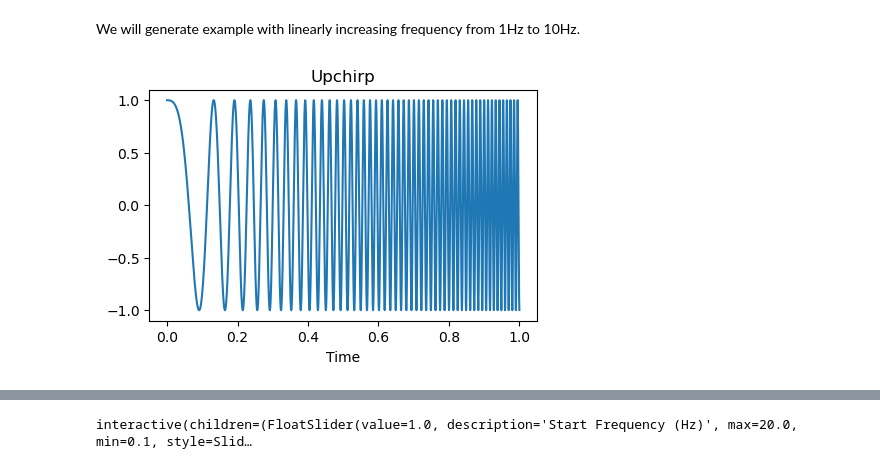
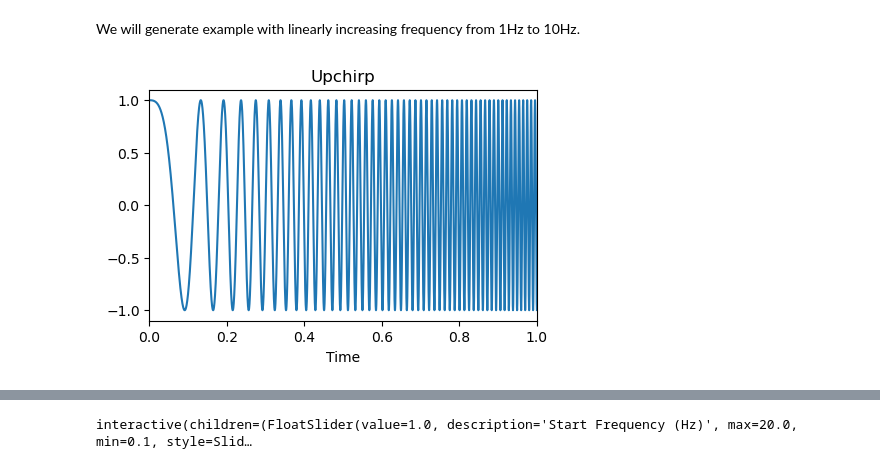
Before and after one commit to leewujung/fundamentals, a Jupyter notebook: boat_tutorials/primers/signal_processing_01_signals.ipynb, the cells around one changed output, grey strips where cells are left out. Saved outputs shown, nothing was run; the diff lists cells and outputs as text; code cells hidden in the pictures.

```diff
--- a/boat_tutorials/primers/signal_processing_01_signals.ipynb
+++ b/boat_tutorials/primers/signal_processing_01_signals.ipynb
@@ -78,12 +79,13 @@ We will generate example with linearly increasing frequency from 1Hz to 10Hz.
 # %%
 chirp = signal.chirp(time, f0=1, t1=1, f1=100)
 plt.figure(figsize=(5,3))
 plt.plot(time, chirp)
 plt.xlabel("Time")
+plt.xlim(0, 1)
 plt.title("Upchirp")
 plt.show()
 # %% [output]
-[figure, old version]
+[figure, new version]
 # %%
 freq = 100
 ipd.Audio(chirp, rate=N)
```
Also changed, not shown: parts of 1 cell of this notebook.
